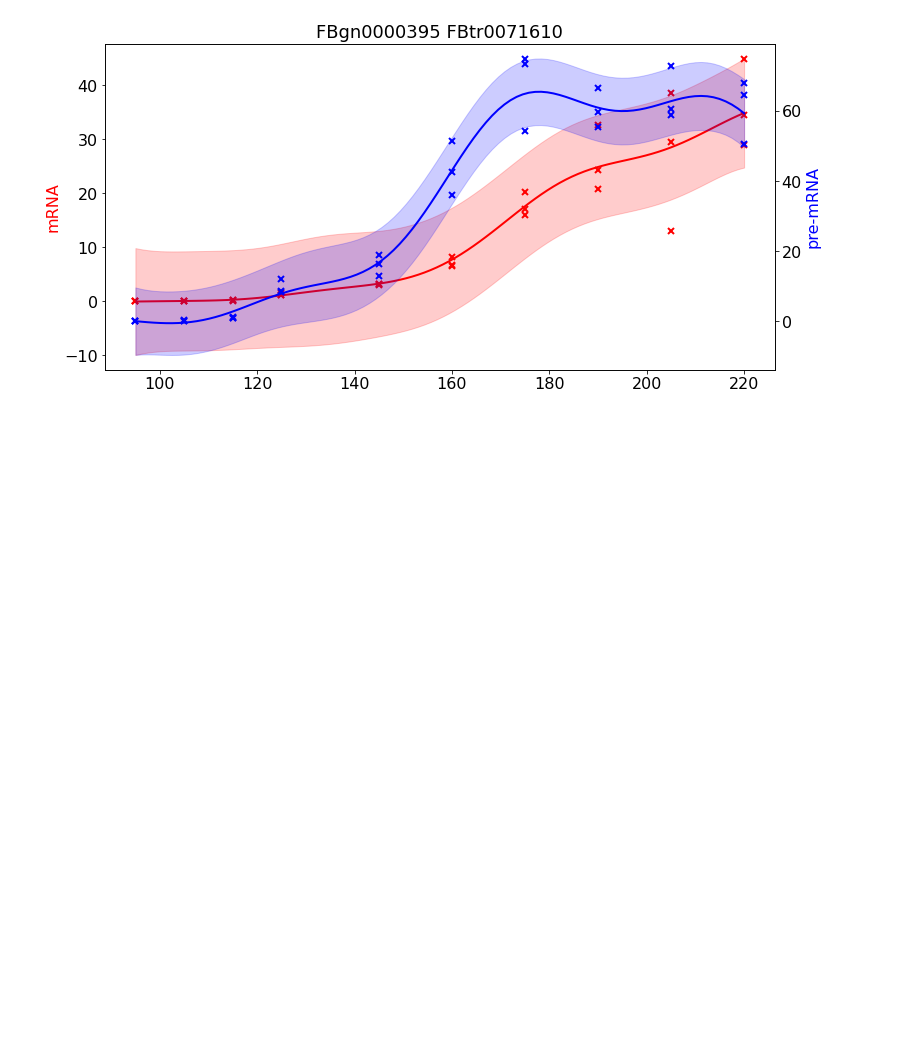
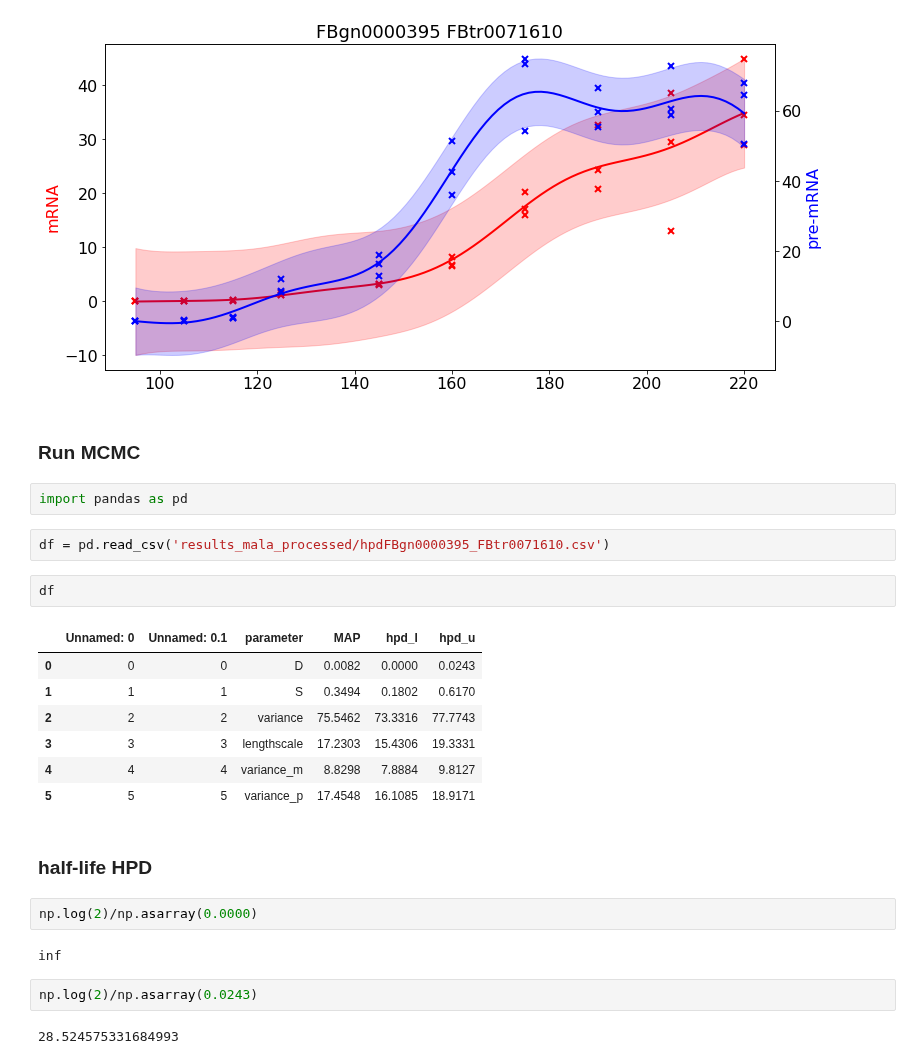
Before and after one commit to ManchesterBioinference/GP_Transcription_Dynamics, a Jupyter notebook: Notebooks/demo_cv2.ipynb, the cells around one changed output. Drawn from its saved outputs; the diff is of its cells as text; blank space fills up the shorter version.

Commit message:
add hpd intervals for degradation/half-life

```diff
--- a/Notebooks/demo_cv2.ipynb
+++ b/Notebooks/demo_cv2.ipynb
@@ -164,3 +322,29 @@ plot_trcd_predict(1, trcd, tr_id, gene_id, observations_orig, variance_m, varian
 # %% [output]
 predicted y failed, predicted f
 [figure]
+# %% [markdown]
+### Run MCMC
+# %%
+import pandas as pd
+# %%
+df = pd.read_csv('results_mala_processed/hpdFBgn0000395_FBtr0071610.csv')
+# %%
+df
+# %% [output]
+|  | Unnamed: 0 | Unnamed: 0.1 | parameter | MAP | hpd_l | hpd_u |
+| 0 | 0 | 0 | D | 0.0082 | 0.0000 | 0.0243 |
+| 1 | 1 | 1 | S | 0.3494 | 0.1802 | 0.6170 |
+| 2 | 2 | 2 | variance | 75.5462 | 73.3316 | 77.7743 |
+| 3 | 3 | 3 | lengthscale | 17.2303 | 15.4306 | 19.3331 |
+| 4 | 4 | 4 | variance_m | 8.8298 | 7.8884 | 9.8127 |
+| 5 | 5 | 5 | variance_p | 17.4548 | 16.1085 | 18.9171 |
+# %% [markdown]
+### half-life HPD
+# %%
+np.log(2)/np.asarray(0.0000)
+# %% [output]
+inf
+# %%
+np.log(2)/np.asarray(0.0243)
+# %% [output]
+28.524575331684993
```
Also changed, not shown: parts of 10 cells of this notebook, 2 other files.
